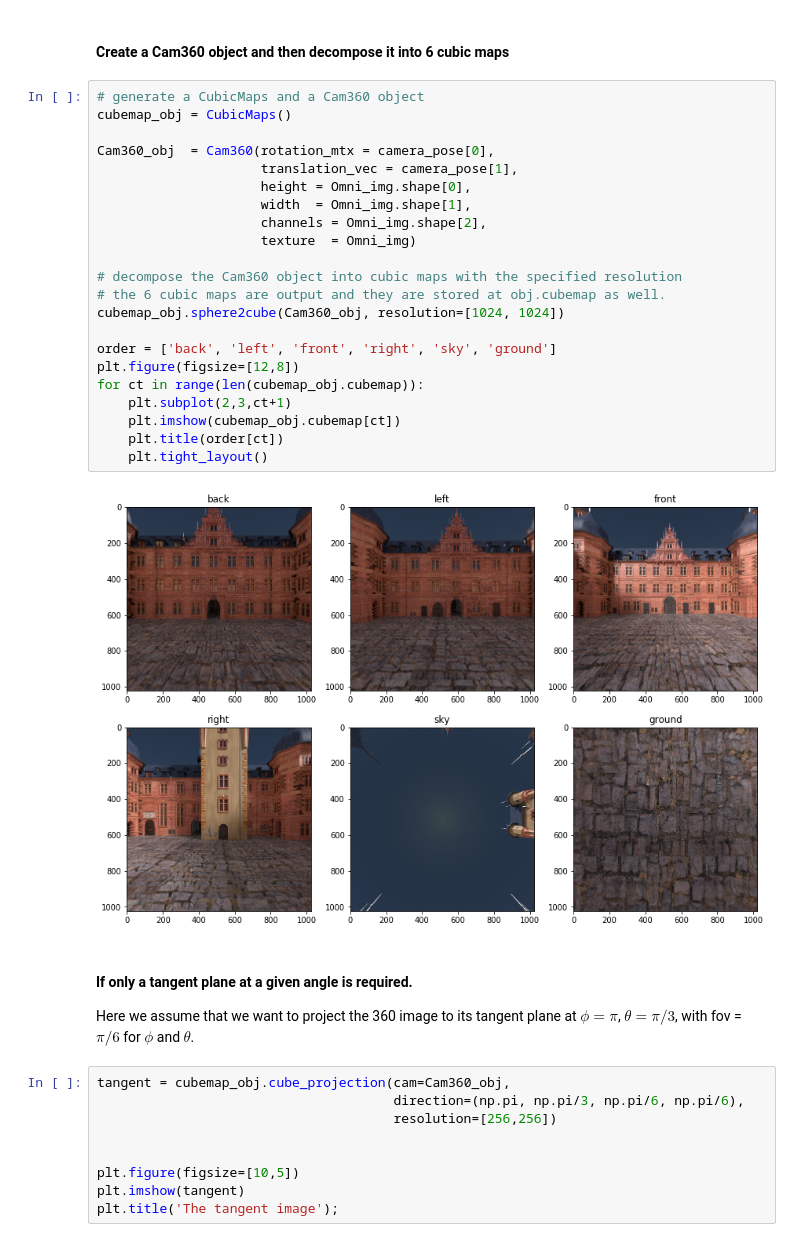
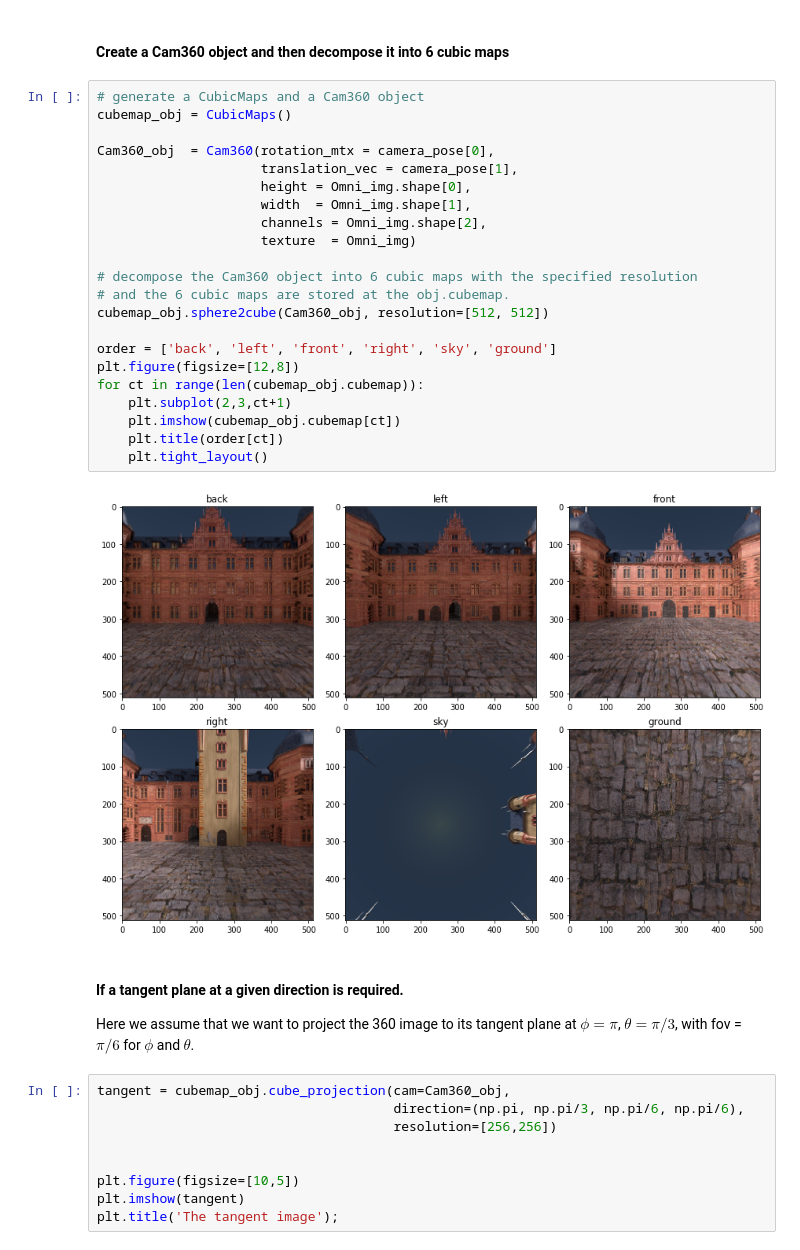
Before and after one commit to GentleDell/Omni-stereo-dense-reconstruction, a Jupyter notebook: cube_script/Tutorials.ipynb, the cells around one changed output. Saved outputs shown, nothing was run; the diff lists cells and outputs as text.

```diff
--- a/cube_script/Tutorials.ipynb
+++ b/cube_script/Tutorials.ipynb
@@ -74,29 +91,29 @@ Therefore, for an omnidirectional image as above, the textures from left to the
 # %%
 # generate a CubicMaps and a Cam360 object
 cubemap_obj = CubicMaps()
 
 Cam360_obj  = Cam360(rotation_mtx = camera_pose[0],
                      translation_vec = camera_pose[1],
                      height = Omni_img.shape[0],
                      width  = Omni_img.shape[1],
                      channels = Omni_img.shape[2],
                      texture  = Omni_img)
 
-# decompose the Cam360 object into cubic maps with the specified resolution
-# the 6 cubic maps are output and they are stored at obj.cubemap as well.
-cubemap_obj.sphere2cube(Cam360_obj, resolution=[1024, 1024])
+# decompose the Cam360 object into 6 cubic maps with the specified resolution
+# and the 6 cubic maps are stored at the obj.cubemap.
+cubemap_obj.sphere2cube(Cam360_obj, resolution=[512, 512])
 
 order = ['back', 'left', 'front', 'right', 'sky', 'ground']
 plt.figure(figsize=[12,8])
 for ct in range(len(cubemap_obj.cubemap)):
     plt.subplot(2,3,ct+1)
     plt.imshow(cubemap_obj.cubemap[ct])
     plt.title(order[ct])
     plt.tight_layout()
 # %% [output]
-[figure, old version]
+[figure, new version]
 # %% [markdown]
-#### If only a tangent plane at a given angle is required.
+#### If a tangent plane at a given direction is required.
 
 Here we assume that we want to project the 360 image to its tangent plane at $\phi = \pi$, $\theta = \pi/3$, with fov = $\pi/6$ for $\phi$ and $\theta$.
 # %%
```
Also changed, not shown: parts of 27 cells of this notebook, 21 other files.
